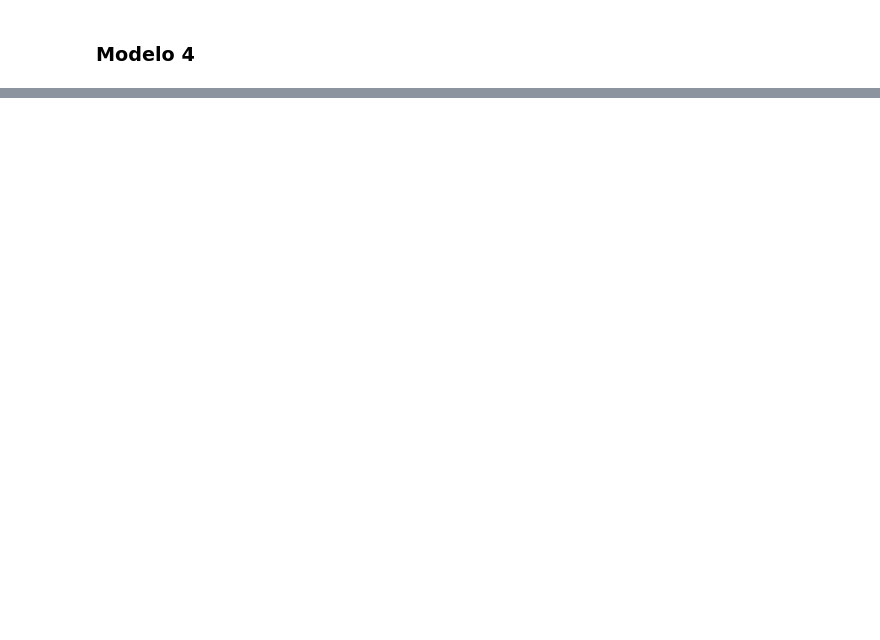
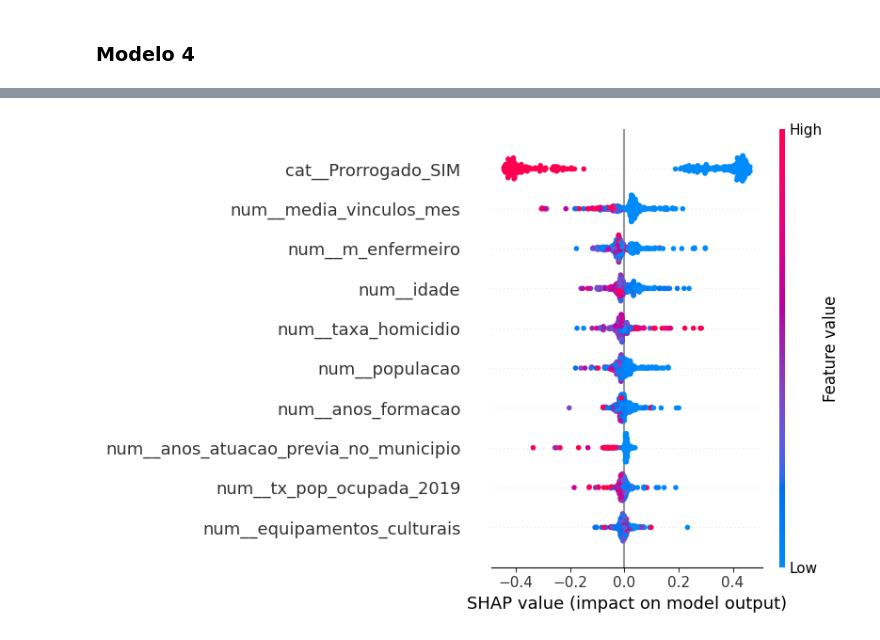
Before and after one commit to 4lefSantos/sa_maismedicos, a Jupyter notebook: 03_script_prediction/modelagem_preditiva_v2final.ipynb, the cells around one changed output, grey strips where cells are left out. Saved outputs shown, nothing was run; the diff lists cells and outputs as text; code cells hidden in the pictures; blank space fills up the shorter version.

```diff
--- a/03_script_prediction/modelagem_preditiva_v2final.ipynb
+++ b/03_script_prediction/modelagem_preditiva_v2final.ipynb
@@ -856,8 +1002,10 @@ shap_values = explainer(X_test_m4)
 # %%
 # Recuperando o nome das variáveis
 feature_names = preprocessor_m4.get_feature_names_out()
 
-#Gerando o gráfico
-shap.summary_plot(shap_values, features= X_test_m4,
-                  feature_names= feature_names,
-                  plot_type="bar")
+shap.summary_plot(shap_values,
+                  X_test_m4,
+                  feature_names=feature_names,
+                  max_display = 10)
+# %% [output]
+[figure, added]
```
Also changed, not shown: parts of 28 cells of this notebook, 5 other files.
